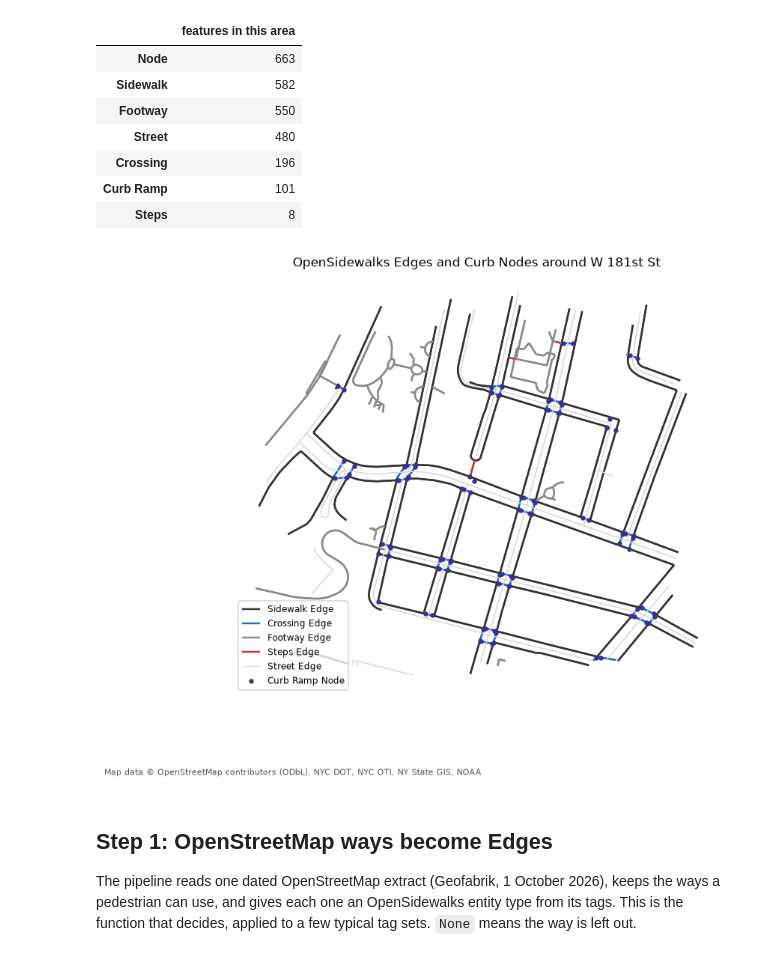
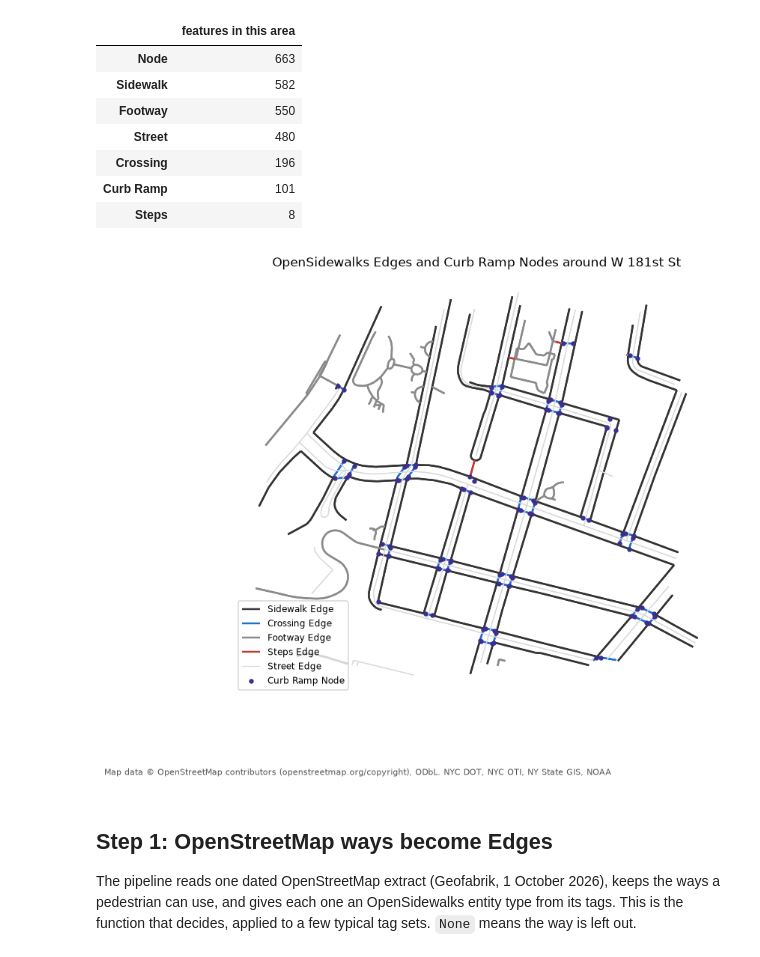
Before and after one commit to msradam/opensidewalks-nyc, a Jupyter notebook: notebooks/how-it-works.ipynb, the cells around one changed output. Cells and saved outputs as stored; diff of their text form; code cells hidden in the pictures.

```diff
--- a/notebooks/how-it-works.ipynb
+++ b/notebooks/how-it-works.ipynb
@@ -68,7 +68,7 @@ def read_open_data(url, tries=4):
 
 def credit(fig):
     fig.subplots_adjust(bottom=0.15)
-    fig.text(0.01, 0.01, "Map data © OpenStreetMap contributors (ODbL), NYC DOT, NYC OTI, NY State GIS, NOAA", fontsize=7, color="#555555")
+    fig.text(0.01, 0.01, "Map data © OpenStreetMap contributors (openstreetmap.org/copyright), ODbL. NYC DOT, NYC OTI, NY State GIS, NOAA", fontsize=7, color="#555555")
 # %% [markdown]
 ## The published graph
 
@@ -100,18 +100,18 @@ pd.concat([edges["entity"], nodes["entity"]]).value_counts().rename("features in
 # %%
 COLOURS = {"Sidewalk": "#333333", "Crossing": "#1f6fd1", "Footway": "#8a8a8a", "Steps": "#c0392b", "Street": "#d9d9d9"}
 
 def base_map(ax, title):
     for name, colour in COLOURS.items():
         part = edges[edges["entity"] == name].to_crs(UTM)
         part.plot(ax=ax, color=colour, linewidth=0.8 if name == "Street" else 1.6, label=f"{name} Edge")
     ax.set_title(title); ax.set_axis_off()
 
 fig, ax = plt.subplots(figsize=(9, 7)); credit(fig)
-base_map(ax, "OpenSidewalks Edges and Curb Nodes around W 181st St")
+base_map(ax, "OpenSidewalks Edges and Curb Ramp Nodes around W 181st St")
 nodes[nodes["entity"] == "Curb Ramp"].to_crs(UTM).plot(ax=ax, color="#3b2f8f", markersize=10, zorder=3, label="Curb Ramp Node")
 ax.legend(loc="lower left", fontsize=8);
 # %% [output]
-[figure, old version]
+[figure, new version]
 # %% [markdown]
 ## Step 1: OpenStreetMap ways become Edges
 
```
Also changed, not shown: parts of 12 cells of this notebook, 9 other files.
